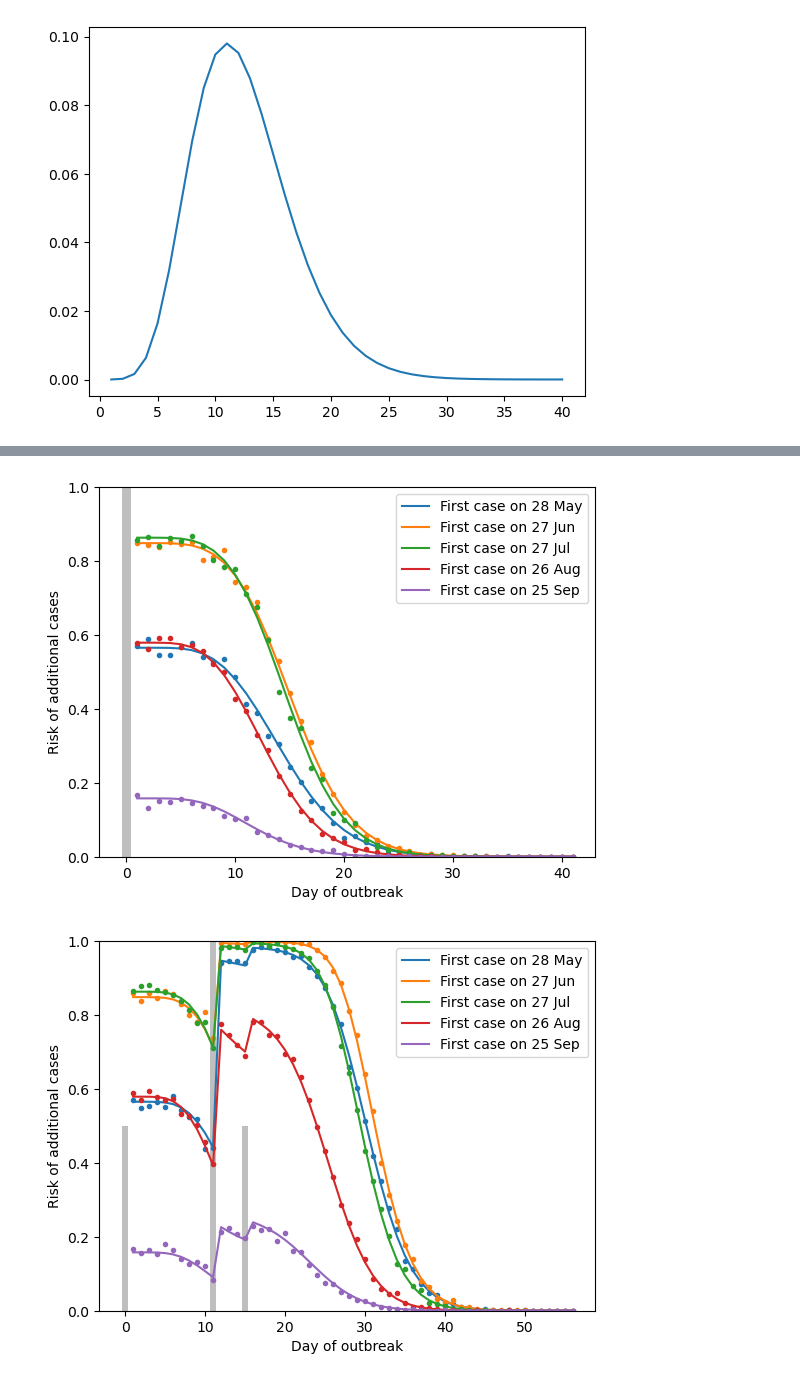
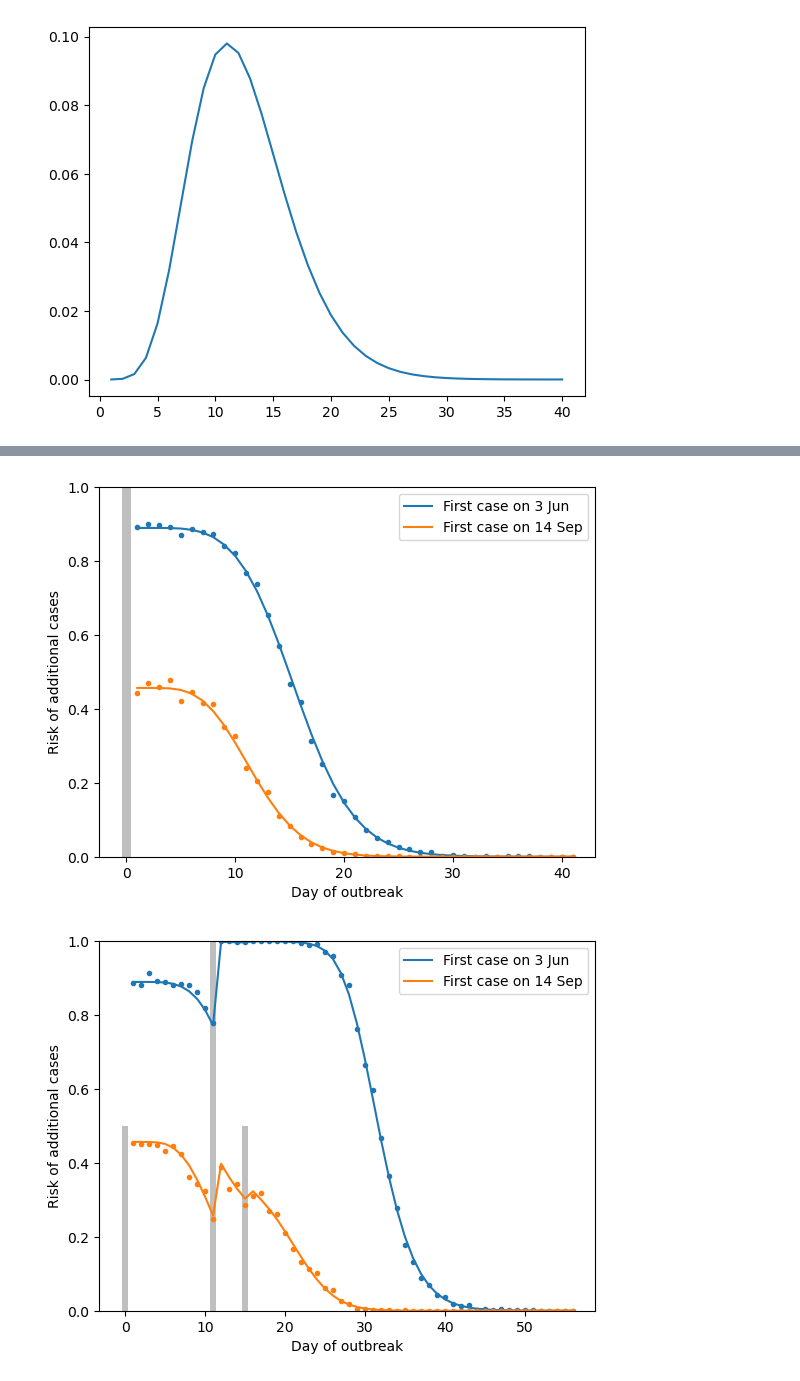
Before and after one commit to will-s-hart/end-of-outbreak-vbd, a Jupyter notebook: sim_study.ipynb, the cells around one changed output, grey strips where cells are left out. Saved outputs shown, nothing was run; the diff lists cells and outputs as text; code cells hidden in the pictures.

```diff
--- a/sim_study.ipynb
+++ b/sim_study.ipynb
@@ -50,26 +148,27 @@ plt.plot(range(1, len(gen_time_dist_vec) + 1), gen_time_dist_vec)
 #         0,
 #     )
 
-doy_max = 208
+# doy_max = 208
 
 
-def rep_no_func_doy(doy):
-    c_0 = -9
-    c_1 = 0.3
-    rep_no_max = 7.5
-    temperature = (
-        16.3688
-        - 2.5601 * np.sin(2 * np.pi * (doy - 1) / 365)
-        - 9.0883 * np.cos(2 * np.pi * (doy - 1) / 365)
-        + 1.3871 * np.sin(4 * np.pi * (doy - 1) / 365)
-        + 0.3780 * np.cos(4 * np.pi * (doy - 1) / 365)
-    )
-    rep_no = rep_no_max / (1 + np.exp(-(c_0 + c_1 * temperature)))
-    return rep_no
+# def rep_no_func_doy(doy):
+#     c_0 = -9
+#     c_1 = 0.3
+#     rep_no_max = 7.5
+#     temperature = (
+#         16.3688
+#         - 2.5601 * np.sin(2 * np.pi * (doy - 1) / 365)
+#         - 9.0883 * np.cos(2 * np.pi * (doy - 1) / 365)
+#         + 1.3871 * np.sin(4 * np.pi * (doy - 1) / 365)
+#         + 0.3780 * np.cos(4 * np.pi * (doy - 1) / 365)
+#     )
+#     rep_no = rep_no_max / (1 + np.exp(-(c_0 + c_1 * temperature)))
+#     return rep_no
 
-
-example_doys = [doy_max - 60, doy_max - 30, doy_max, doy_max + 30, doy_max + 60]
-
+example_doys = [
+    (rep_no_all > 1.5).nonzero()[0][0] + 1,
+    (rep_no_all > 1.5).nonzero()[0][-1] + 1,
+]
 
 fig, ax = plt.subplots()
 doy_vec = np.arange(1, 366)
@@ -119,39 +218,39 @@ for incidence_vec in [[1], [1, 0, 0, 0, 0, 0, 0, 0, 0, 0, 0, 2, 0, 0, 0, 1]]:
     )
     for doy_start, color in zip(
         example_doys,
-        ["tab:blue", "tab:orange", "tab:green", "tab:red", "tab:purple"],
+        ["tab:blue", "tab:orange"],
         strict=True,
     ):
         date_start = pd.Timestamp(year=2017, month=1, day=1) + pd.Timedelta(
             days=doy_start - 1
         )
         eop_days = np.arange(1, len(incidence_vec) + len(gen_time_dist_vec) + 1)
         eop_vals = eop_analytical(
             incidence_vec=incidence_vec,
             rep_no_func=lambda t: rep_no_func_doy(doy_start + t),
             gen_time_dist_vec=gen_time_dist_vec,
             t_calc=eop_days,
         )
         ax.plot(
             eop_days,
             1 - eop_vals,
             label=f"First case on {date_start.day} {date_start:%b}",
             color=color,
         )
         eop_days_sim = np.arange(1, len(incidence_vec) + len(gen_time_dist_vec) + 1)
         eop_vals_sim = eop_simulation(
             incidence_vec=incidence_vec,
             rep_no_func=lambda t: rep_no_func_doy(doy_start + t),
             gen_time_dist_vec=gen_time_dist_vec,
             t_calc=eop_days_sim,
             n_sims=1000,
             rng=rng,
         )
         ax.plot(eop_days_sim, 1 - eop_vals_sim, ".", color=color)
         ax.set_ylim(0, 1)
         ax.set_xlabel("Day of outbreak")
         ax.set_ylabel("Risk of additional cases")
         ax.legend()
 # %% [output]
-[figure, old version]
+[figure, new version]
-[figure, old version]
+[figure, new version]
```
Also changed, not shown: parts of 4 cells of this notebook, 11 other files.
